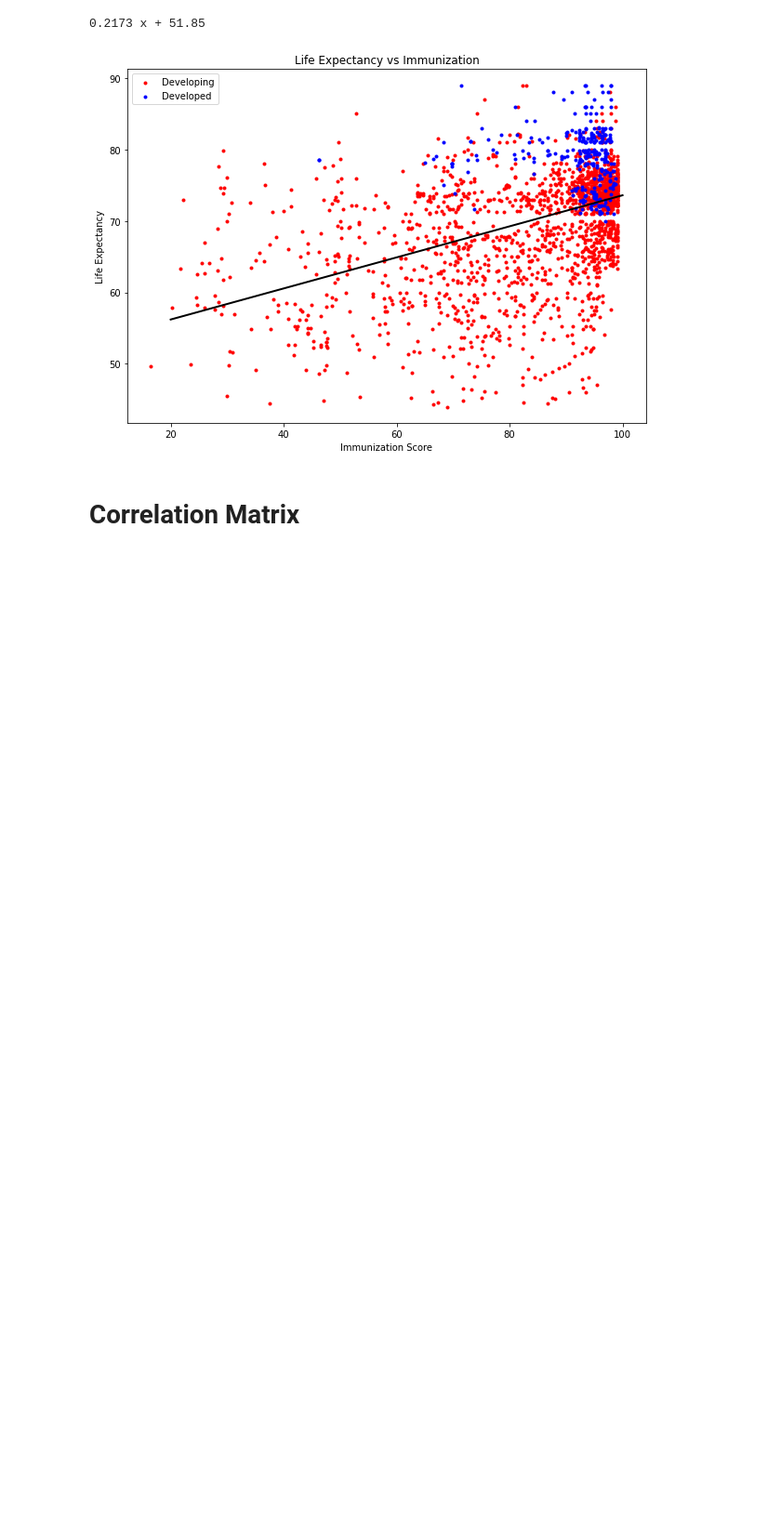
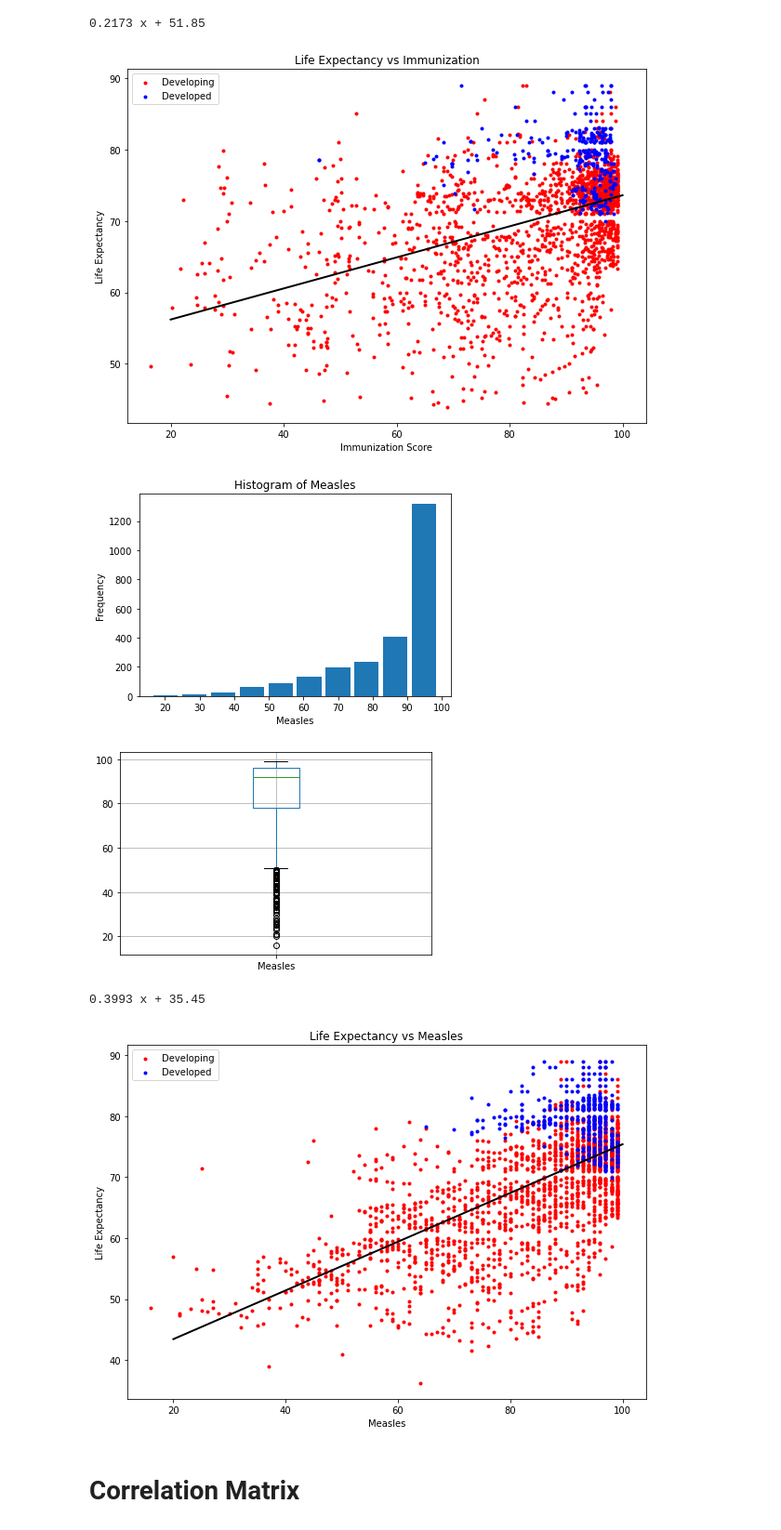
Before and after one commit to ryan-egbert/life-expectancy, a Jupyter notebook: scripts/final_project_v2.ipynb, the cells around one changed output. Shown at 93% size. Cells and saved outputs as stored; diff of their text form; code cells hidden in the pictures; blank space fills up the shorter version.

```diff
--- a/scripts/final_project_v2.ipynb
+++ b/scripts/final_project_v2.ipynb
@@ -839,6 +837,42 @@ plt.show()
 [figure]
 0.2173 x + 51.85
 [figure]
+# %%
+measles = data[['Country', 'Year', 'Status', 'Life Expectancy', 'Measles','Population']]
+measles = measles.dropna(subset=['Measles']).copy()
+
+plt.hist(x=measles['Measles'], rwidth=0.85)
+plt.xlabel('Measles')
+plt.ylabel('Frequency')
+plt.title('Histogram of Measles')
+plt.show()
+
+measles.boxplot(column = ['Measles'])
+plt.show()
+
+x1 = measles['Measles'][measles['Status'] == 'Developing']
+y1 = measles['Life Expectancy'][measles['Status'] == 'Developing']
+x2 = measles['Measles'][measles['Status'] == 'Developed']
+y2 = measles['Life Expectancy'][measles['Status'] == 'Developed']
+plt.figure(figsize=(10,7))
+plt.scatter(x1, y1, marker=".", color='red')
+plt.scatter(x2, y2, marker='.', color='blue')
+plt.legend(['Developing', 'Developed'])
+
+model = np.poly1d(np.polyfit(measles['Measles'], measles['Life Expectancy'], 1))
+polyline = np.linspace(20,100)
+plt.plot(polyline, model(polyline), color="black", linewidth=2)
+print(model)
+plt.title('Life Expectancy vs Measles')
+plt.xlabel('Measles')
+plt.ylabel("Life Expectancy")
+plt.savefig("measles.png")
+plt.show()
+# %% [output]
+[figure, added]
+[figure, added]
+0.3993 x + 35.45
+[figure, added]
 # %% [markdown]
 # Correlation Matrix
 # %%
```
Also changed, not shown: parts of 1 cell of this notebook, 1 other file.
